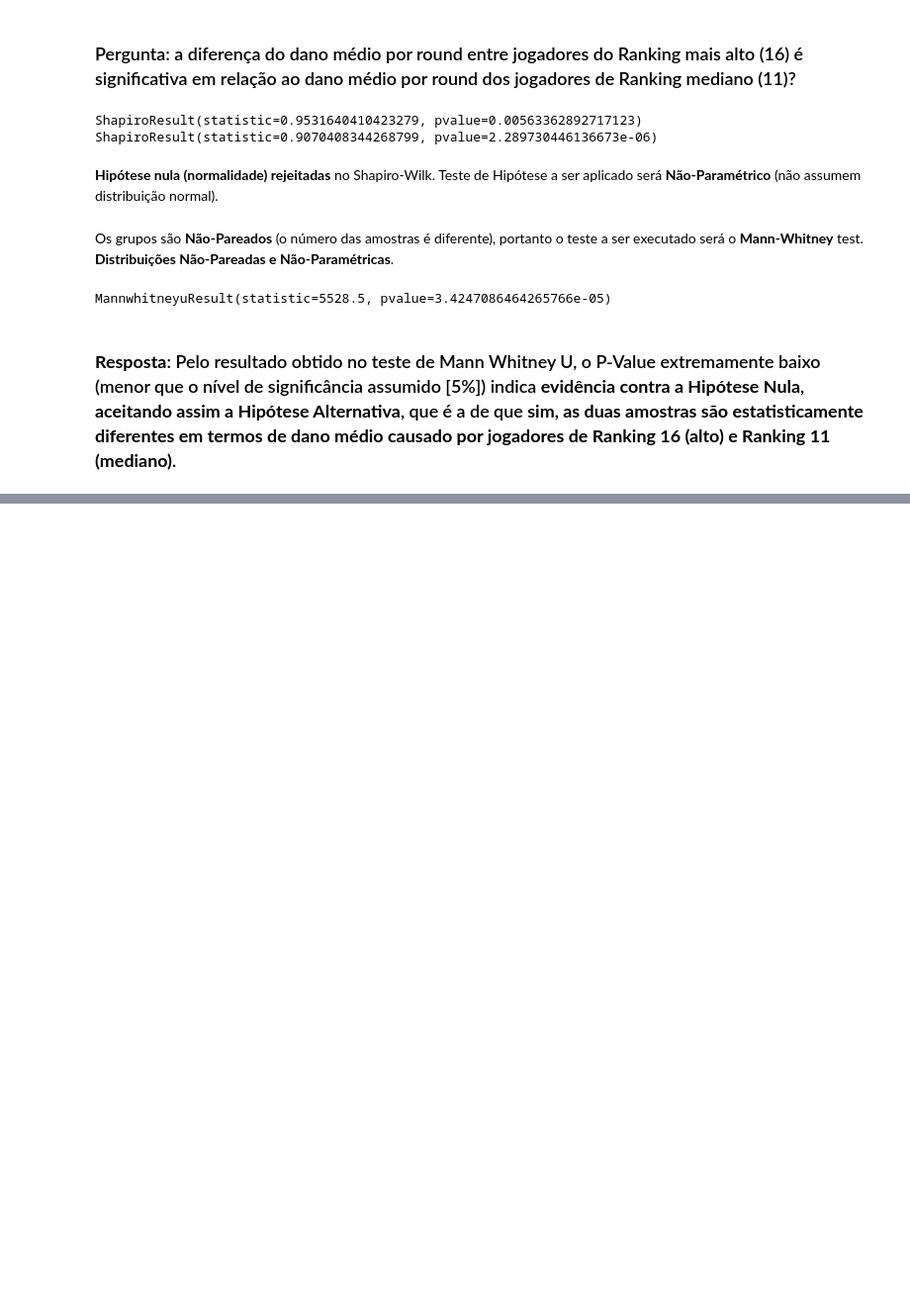
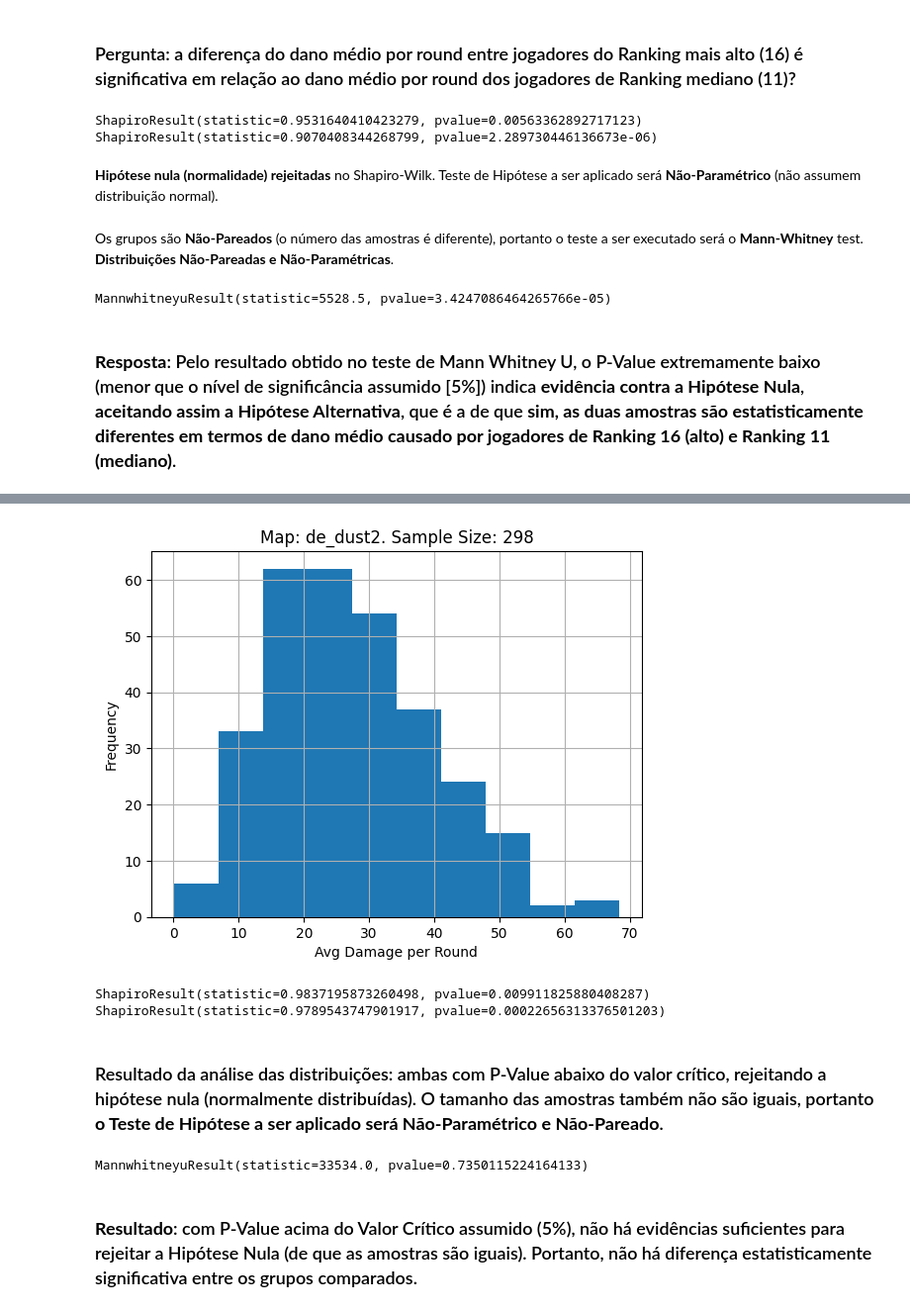
Before and after one commit to paulinhok14/Projeto_Ciencia_de_Dados_Embraer, a Jupyter notebook: projeto_ciencia_dados.ipynb, the cells around one changed output, grey strips where cells are left out. Shown at 99% size. Cells and saved outputs as stored; diff of their text form; code cells hidden in the pictures; blank space fills up the shorter version.

```diff
--- a/projeto_ciencia_dados.ipynb
+++ b/projeto_ciencia_dados.ipynb
@@ -479 +489,32 @@ dmg_per_position_matrix.head()
+# %%
+# Histograma de Dano Médio por Round 'de_dust2'
+plt.hist(de_dust2_avg_dmg_per_round['total_dmg'])
+plt.grid(True)
+plt.xlabel('Avg Damage per Round')
+plt.ylabel('Frequency')
+plt.title('Map: de_dust2. Sample Size: '+ str(len(de_dust2_avg_dmg_per_round['file'].unique())))
+plt.show()
+# %% [output]
+[figure, added]
+# %%
+# Verificando normalidade das distribuições aplicando teste de Shapiro-Wilk. (valor,p-value). Hipótese nula: a população é normalmente distribuída.
+# Valor crítico: assumido 5%
+
+# de_cache
+print(stats.shapiro(de_cache_avg_dmg_per_round['total_dmg']))
+# de_dust2
+print(stats.shapiro(de_dust2_avg_dmg_per_round['total_dmg']))
+# %% [output]
+ShapiroResult(statistic=0.9837195873260498, pvalue=0.009911825880408287)
+ShapiroResult(statistic=0.9789543747901917, pvalue=0.00022656313376501203)
+# %% [markdown]
+### Resultado da análise das distribuições: ambas com P-Value abaixo do valor crítico, rejeitando a hipótese nula (normalmente distribuídas). O tamanho das amostras também não são iguais, portanto **o Teste de Hipótese a ser aplicado será Não-Paramétrico e Não-Pareado**.
+# %%
+# Executando o teste Mann-Whitney. Hipótese nula: Não há diferença entre as amostras.
+
+stats.mannwhitneyu(de_cache_avg_dmg_per_round['total_dmg'], de_dust2_avg_dmg_per_round['total_dmg'])
+# %% [output]
+MannwhitneyuResult(statistic=33534.0, pvalue=0.7350115224164133)
+# %% [markdown]
+### **Resultado**: com P-Value acima do Valor Crítico assumido (5%), não há evidências suficientes para rejeitar a Hipótese Nula (de que as amostras são iguais). Portanto, não há diferença estatisticamente significativa entre os grupos comparados.
 # %%
```
Also changed, not shown: parts of 6 cells of this notebook.
